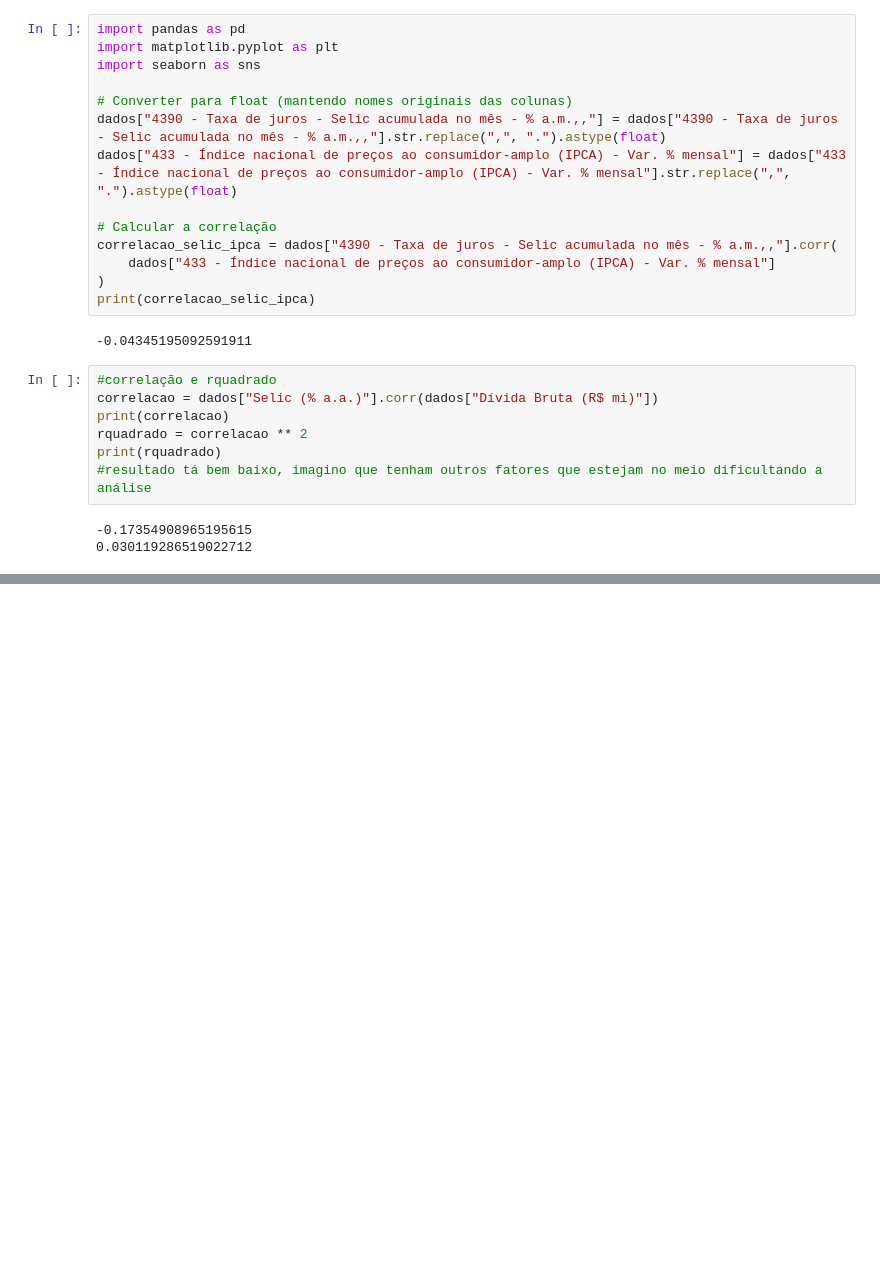
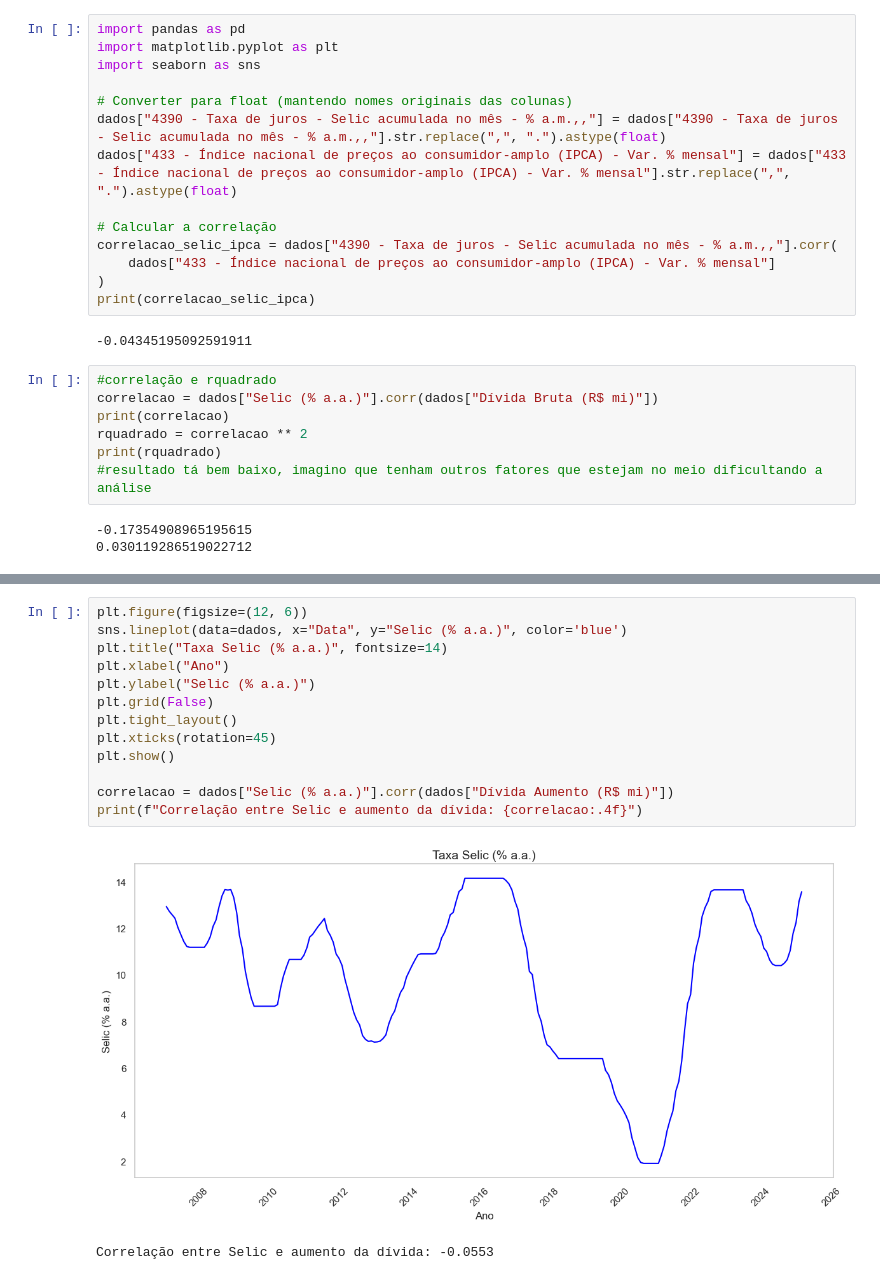
Before and after one commit to rodrigogrinfeld1/Projeto-DEV---Grupo-1, a Jupyter notebook: Código.ipynb, the cells around one changed output, grey strips where cells are left out. Cells and saved outputs as stored; diff of their text form; blank space fills up the shorter version.

```diff
--- a/Código.ipynb
+++ b/Código.ipynb
@@ -271,3 +286,19 @@ plt.show()
+# %%
+plt.figure(figsize=(12, 6))
+sns.lineplot(data=dados, x="Data", y="Selic (% a.a.)", color='blue')
+plt.title("Taxa Selic (% a.a.)", fontsize=14)
+plt.xlabel("Ano")
+plt.ylabel("Selic (% a.a.)")
+plt.grid(False)
+plt.tight_layout()
+plt.xticks(rotation=45)
+plt.show()
+
+correlacao = dados["Selic (% a.a.)"].corr(dados["Dívida Aumento (R$ mi)"])
+print(f"Correlação entre Selic e aumento da dívida: {correlacao:.4f}")
+# %% [output]
+[figure, added]
+Correlação entre Selic e aumento da dívida: -0.0553
 # %%
 #refazr
 
```
Also changed, not shown: parts of 13 cells of this notebook.
